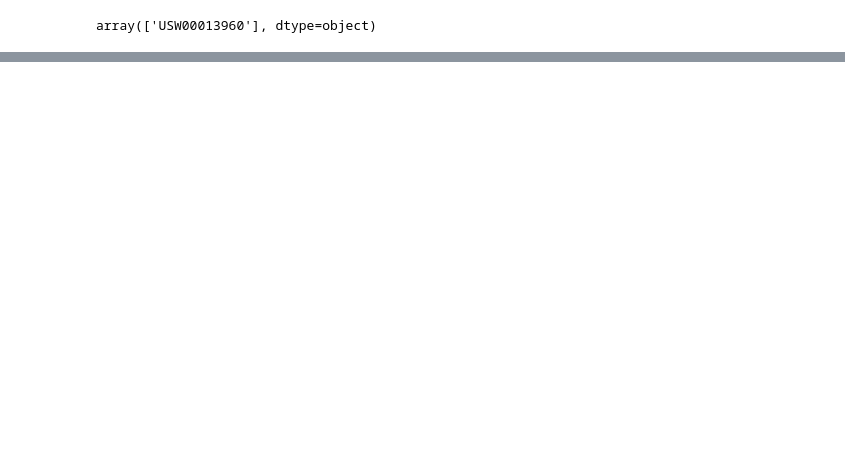
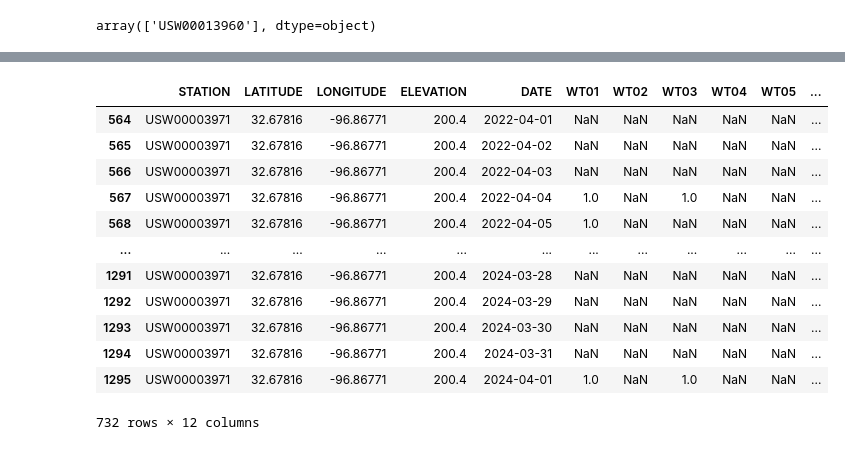
Before and after one commit to siwa-p/Air-quality-monitoring-and-prediction-using-PurpleAir-data, a Jupyter notebook: notebooks/noaa_api.ipynb, the cells around one changed output, grey strips where cells are left out. Drawn from its saved outputs; the diff is of its cells as text; code cells hidden in the pictures; blank space fills up the shorter version.

```diff
--- a/notebooks/noaa_api.ipynb
+++ b/notebooks/noaa_api.ipynb
@@ -207,0 +236,16 @@ array(['USW00013960'], dtype=object)
+# %%
+data[data['STATION']=='USW00003971'][['STATION', 'LATITUDE', 'LONGITUDE', 'ELEVATION', 'DATE','WT01','WT02','WT03','WT04','WT05','WT06','WT08']]
+# %% [output]
+|  | STATION | LATITUDE | LONGITUDE | ELEVATION | DATE | WT01 | WT02 | WT03 | WT04 | WT05 | ... |
+| 564 | USW00003971 | 32.67816 | -96.86771 | 200.4 | 2022-04-01 | NaN | NaN | NaN | NaN | NaN | ... |
+| 565 | USW00003971 | 32.67816 | -96.86771 | 200.4 | 2022-04-02 | NaN | NaN | NaN | NaN | NaN | ... |
+| 566 | USW00003971 | 32.67816 | -96.86771 | 200.4 | 2022-04-03 | NaN | NaN | NaN | NaN | NaN | ... |
+| 567 | USW00003971 | 32.67816 | -96.86771 | 200.4 | 2022-04-04 | 1.0 | NaN | 1.0 | NaN | NaN | ... |
+| 568 | USW00003971 | 32.67816 | -96.86771 | 200.4 | 2022-04-05 | 1.0 | NaN | NaN | NaN | NaN | ... |
+| ... | ... | ... | ... | ... | ... | ... | ... | ... | ... | ... | ... |
+| 1291 | USW00003971 | 32.67816 | -96.86771 | 200.4 | 2024-03-28 | NaN | NaN | NaN | NaN | NaN | ... |
+| 1292 | USW00003971 | 32.67816 | -96.86771 | 200.4 | 2024-03-29 | NaN | NaN | NaN | NaN | NaN | ... |
+| 1293 | USW00003971 | 32.67816 | -96.86771 | 200.4 | 2024-03-30 | NaN | NaN | NaN | NaN | NaN | ... |
+| 1294 | USW00003971 | 32.67816 | -96.86771 | 200.4 | 2024-03-31 | NaN | NaN | NaN | NaN | NaN | ... |
+| 1295 | USW00003971 | 32.67816 | -96.86771 | 200.4 | 2024-04-01 | 1.0 | NaN | 1.0 | NaN | NaN | ... |
+732 rows × 12 columns
```
Also changed, not shown: parts of 5 cells of this notebook, 5 other files.
